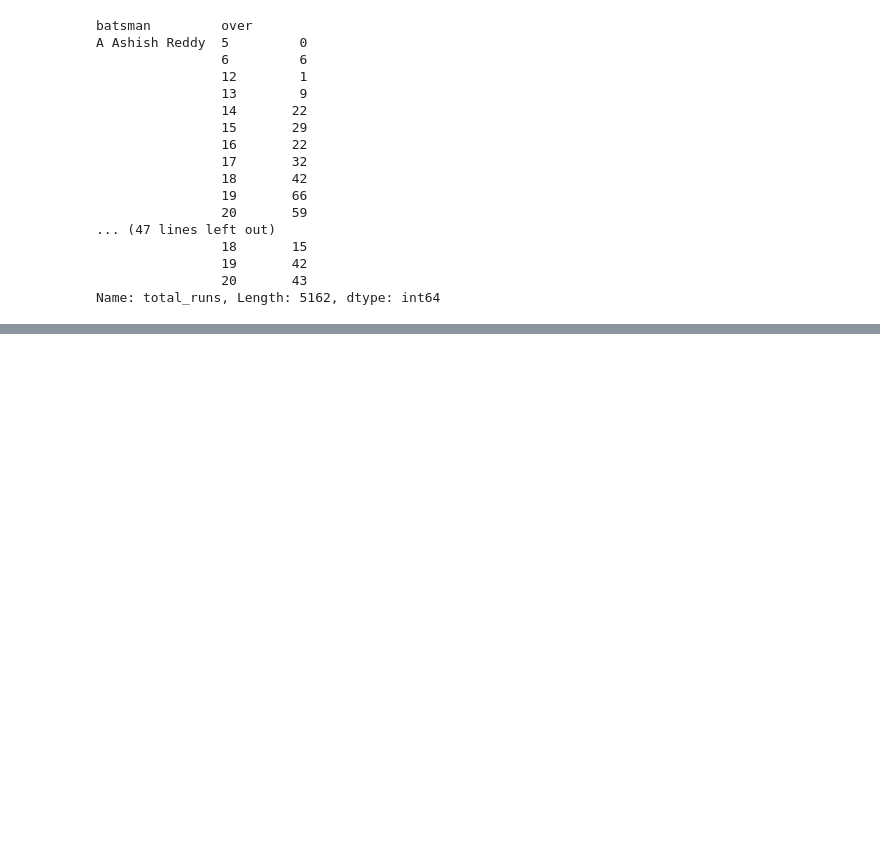
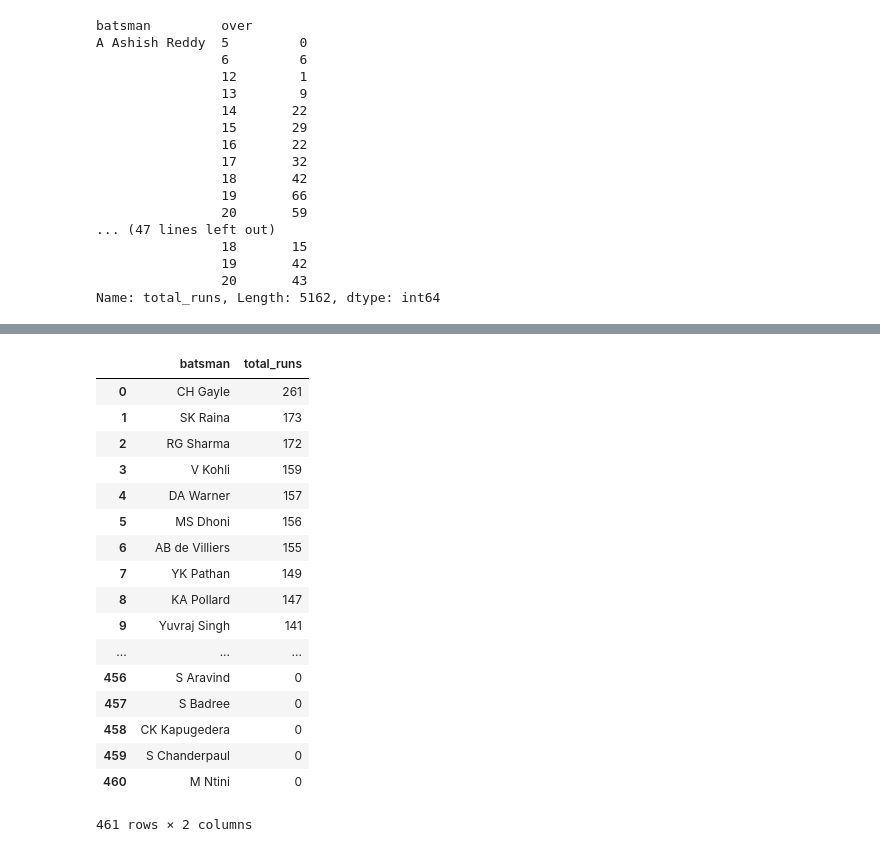
Before and after one commit to Ishita-Kedia/IPL_Analysis, a Jupyter notebook: 11.ipynb, the cells around one changed output, grey strips where cells are left out. Saved outputs shown, nothing was run; the diff lists cells and outputs as text; code cells hidden in the pictures; blank space fills up the shorter version.

```diff
--- a/11.ipynb
+++ b/11.ipynb
@@ -363,0 +554,24 @@ a.to
+# %%
+temp_dfs = data.groupby('batsman')['total_runs'].agg(lambda x: (x==6).sum()).reset_index().sort_values(by='total_runs', ascending=False).reset_index(drop=True)
+temp_dfs.to_csv('batsmans_six.csv',index=False)
+# %%
+temp_dfs['total']
+# %% [output]
+|  | batsman | total_runs |
+| 0 | CH Gayle | 261 |
+| 1 | SK Raina | 173 |
+| 2 | RG Sharma | 172 |
+| 3 | V Kohli | 159 |
+| 4 | DA Warner | 157 |
+| 5 | MS Dhoni | 156 |
+| 6 | AB de Villiers | 155 |
+| 7 | YK Pathan | 149 |
+| 8 | KA Pollard | 147 |
+| 9 | Yuvraj Singh | 141 |
+| ... | ... | ... |
+| 456 | S Aravind | 0 |
+| 457 | S Badree | 0 |
+| 458 | CK Kapugedera | 0 |
+| 459 | S Chanderpaul | 0 |
+| 460 | M Ntini | 0 |
+461 rows × 2 columns
```
Also changed, not shown: parts of 26 cells of this notebook, 3 other files.
